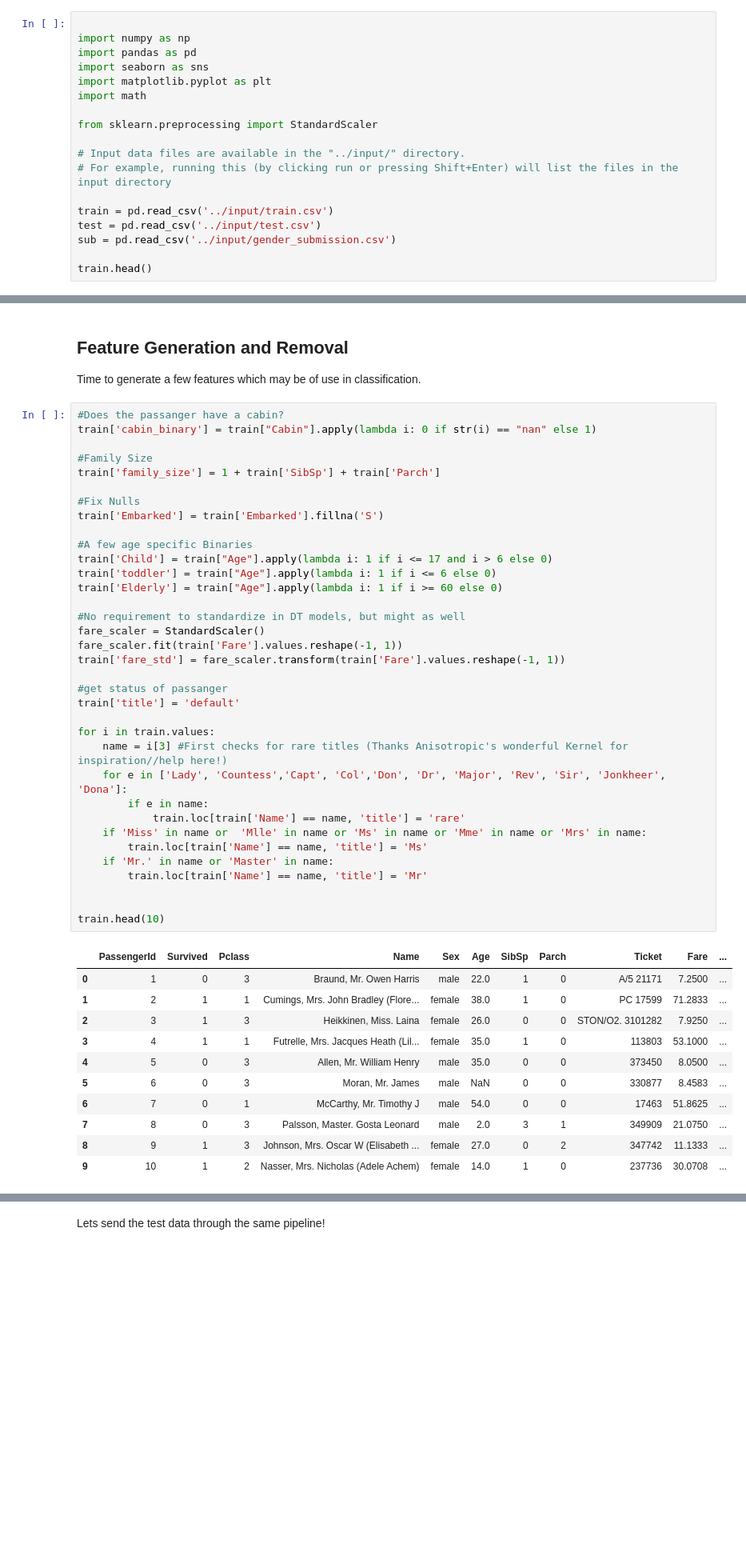
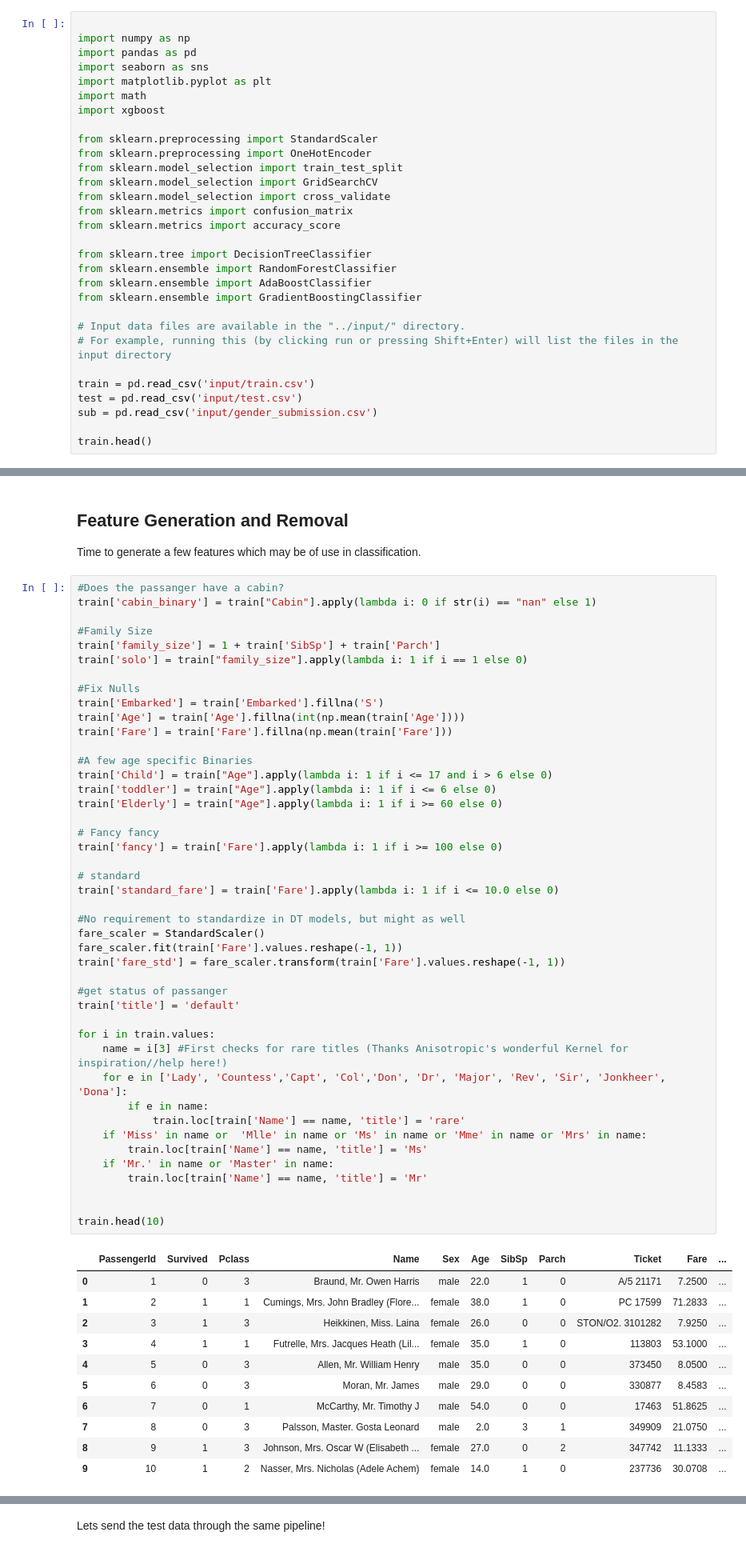
Before and after one commit to leaflettuce/titanic_revisited, a Jupyter notebook: kernel.ipynb, the cells around one changed output, grey strips where cells are left out. Shown at 80% size. Drawn from its saved outputs; the diff is of its cells as text; blank space fills up the shorter version.

```diff
--- a/kernel.ipynb
+++ b/kernel.ipynb
@@ -10,15 +10,27 @@ import pandas as pd
 import seaborn as sns
 import matplotlib.pyplot as plt
 import math
+import xgboost
 
 from sklearn.preprocessing import StandardScaler
+from sklearn.preprocessing import OneHotEncoder
+from sklearn.model_selection import train_test_split
+from sklearn.model_selection import GridSearchCV
+from sklearn.model_selection import cross_validate
+from sklearn.metrics import confusion_matrix
+from sklearn.metrics import accuracy_score
+
+from sklearn.tree import DecisionTreeClassifier
+from sklearn.ensemble import RandomForestClassifier
+from sklearn.ensemble import AdaBoostClassifier
+from sklearn.ensemble import GradientBoostingClassifier
 
 # Input data files are available in the "../input/" directory.
 # For example, running this (by clicking run or pressing Shift+Enter) will list the files in the input directory
 
-train = pd.read_csv('../input/train.csv')
-test = pd.read_csv('../input/test.csv')
-sub = pd.read_csv('../input/gender_submission.csv')
+train = pd.read_csv('input/train.csv')
+test = pd.read_csv('input/test.csv')
+sub = pd.read_csv('input/gender_submission.csv')
 
 train.head()
 # %% [output]
@@ -38,43 +50,52 @@ train['cabin_binary'] = train["Cabin"].apply(lambda i: 0 if str(i) == "nan" else
 
 #Family Size
 train['family_size'] = 1 + train['SibSp'] + train['Parch']
+train['solo'] = train["family_size"].apply(lambda i: 1 if i == 1 else 0)
 
 #Fix Nulls
 train['Embarked'] = train['Embarked'].fillna('S')
+train['Age'] = train['Age'].fillna(int(np.mean(train['Age'])))
+train['Fare'] = train['Fare'].fillna(np.mean(train['Fare']))
 
 #A few age specific Binaries
 train['Child'] = train["Age"].apply(lambda i: 1 if i <= 17 and i > 6 else 0)
 train['toddler'] = train["Age"].apply(lambda i: 1 if i <= 6 else 0)
 train['Elderly'] = train["Age"].apply(lambda i: 1 if i >= 60 else 0)
+
+# Fancy fancy
+train['fancy'] = train['Fare'].apply(lambda i: 1 if i >= 100 else 0)
+
+# standard
+train['standard_fare'] = train['Fare'].apply(lambda i: 1 if i <= 10.0 else 0)
 
 #No requirement to standardize in DT models, but might as well
 fare_scaler = StandardScaler()
 fare_scaler.fit(train['Fare'].values.reshape(-1, 1))
 train['fare_std'] = fare_scaler.transform(train['Fare'].values.reshape(-1, 1))
 
 #get status of passanger
 train['title'] = 'default'
 
 for i in train.values:
     name = i[3] #First checks for rare titles (Thanks Anisotropic's wonderful Kernel for inspiration//help here!)
     for e in ['Lady', 'Countess','Capt', 'Col','Don', 'Dr', 'Major', 'Rev', 'Sir', 'Jonkheer', 'Dona']:
         if e in name:
             train.loc[train['Name'] == name, 'title'] = 'rare'
     if 'Miss' in name or  'Mlle' in name or 'Ms' in name or 'Mme' in name or 'Mrs' in name:
         train.loc[train['Name'] == name, 'title'] = 'Ms'
     if 'Mr.' in name or 'Master' in name:
         train.loc[train['Name'] == name, 'title'] = 'Mr'
 
 
 train.head(10)
 # %% [output]
 |  | PassengerId | Survived | Pclass | Name | Sex | Age | SibSp | Parch | Ticket | Fare | ... |
 | 0 | 1 | 0 | 3 | Braund, Mr. Owen Harris | male | 22.0 | 1 | 0 | A/5 21171 | 7.2500 | ... |
 | 1 | 2 | 1 | 1 | Cumings, Mrs. John Bradley (Flore... | female | 38.0 | 1 | 0 | PC 17599 | 71.2833 | ... |
 | 2 | 3 | 1 | 3 | Heikkinen, Miss. Laina | female | 26.0 | 0 | 0 | STON/O2. 3101282 | 7.9250 | ... |
 | 3 | 4 | 1 | 1 | Futrelle, Mrs. Jacques Heath (Lil... | female | 35.0 | 1 | 0 | 113803 | 53.1000 | ... |
 | 4 | 5 | 0 | 3 | Allen, Mr. William Henry | male | 35.0 | 0 | 0 | 373450 | 8.0500 | ... |
-| 5 | 6 | 0 | 3 | Moran, Mr. James | male | NaN | 0 | 0 | 330877 | 8.4583 | ... |
+| 5 | 6 | 0 | 3 | Moran, Mr. James | male | 29.0 | 0 | 0 | 330877 | 8.4583 | ... |
 | 6 | 7 | 0 | 1 | McCarthy, Mr. Timothy J | male | 54.0 | 0 | 0 | 17463 | 51.8625 | ... |
 | 7 | 8 | 0 | 3 | Palsson, Master. Gosta Leonard | male | 2.0 | 3 | 1 | 349909 | 21.0750 | ... |
 | 8 | 9 | 1 | 3 | Johnson, Mrs. Oscar W (Elisabeth ... | female | 27.0 | 0 | 2 | 347742 | 11.1333 | ... |
```
Also changed, not shown: parts of 24 cells of this notebook.
